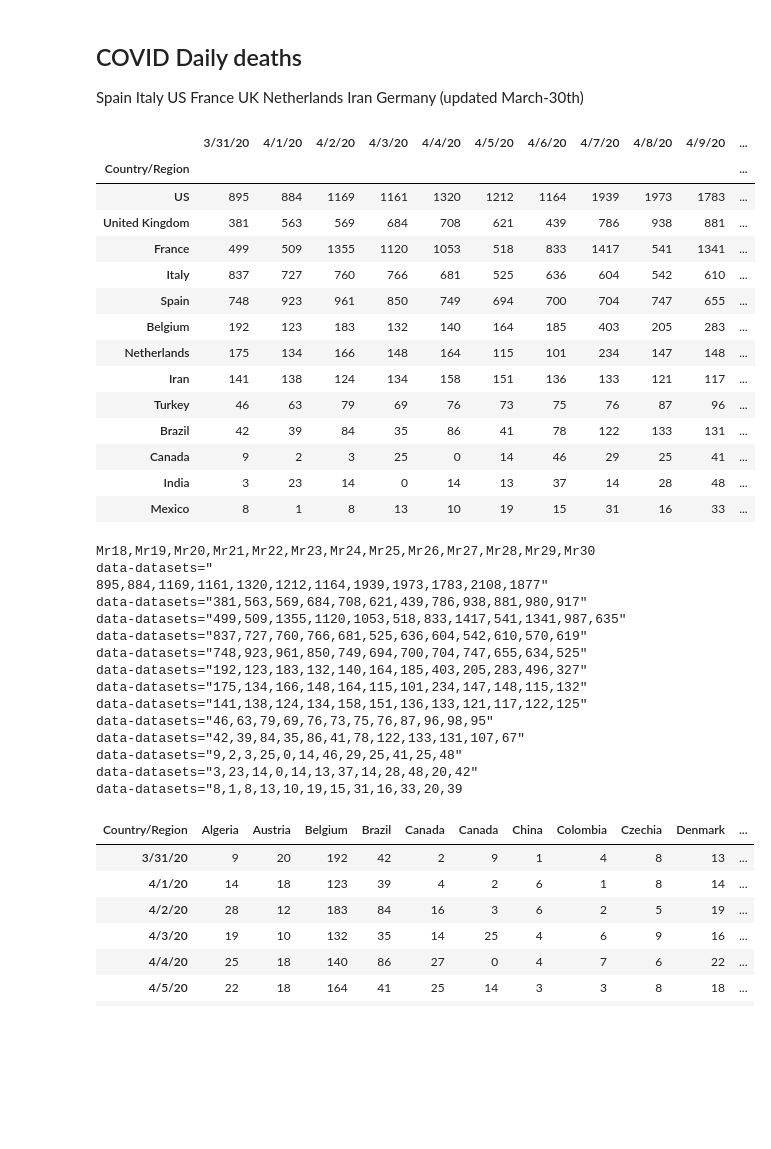
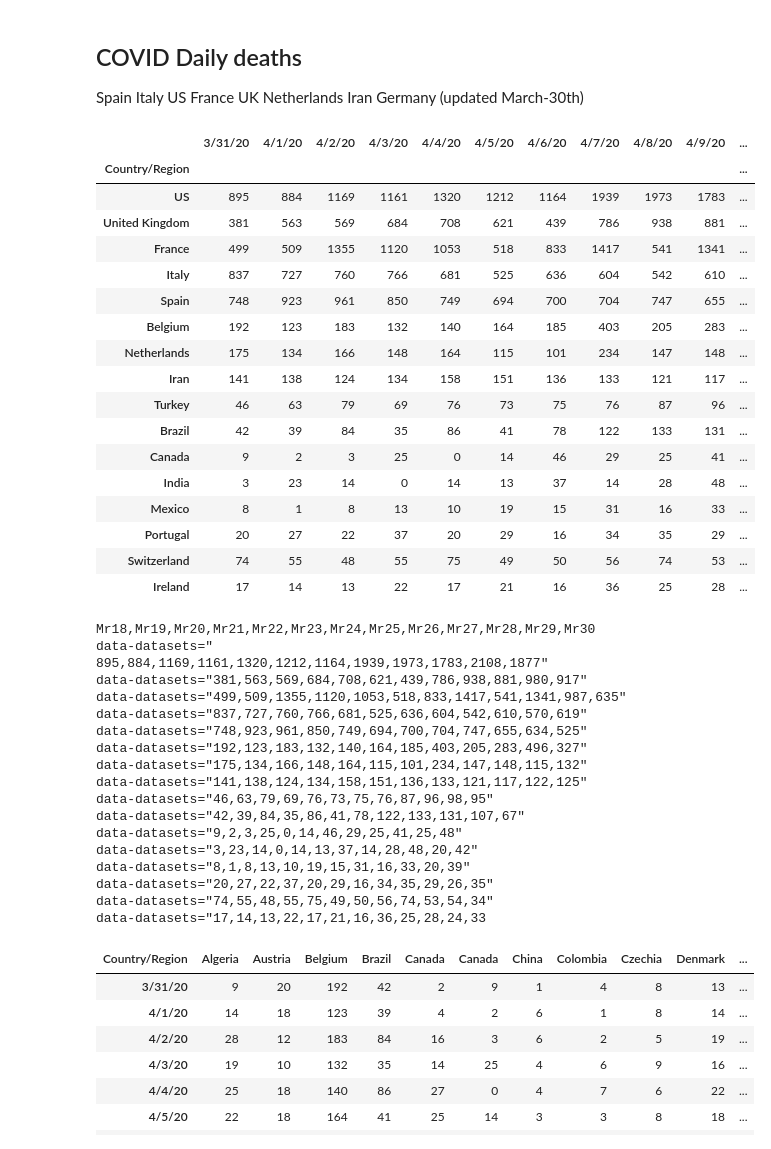
Before and after one commit to infchg/COVID-19, a Jupyter notebook: JH-calculate-daily.ipynb, the cells around one changed output. Cells and saved outputs as stored; diff of their text form; code cells hidden in the pictures; blank space fills up the shorter version.

```diff
--- a/JH-calculate-daily.ipynb
+++ b/JH-calculate-daily.ipynb
@@ -91,24 +93,27 @@ for i in range(1,13):
 Spain Italy US France UK Netherlands Iran Germany (updated March-30th)
 # %%
 df0.pop( df0.columns[0] )   # 0
-df9=df0.sort_values(by=[df.columns[-1]],ascending=False).head(13)
+df9=df0.sort_values(by=[df.columns[-1]],ascending=False).head(16)
 display(df9)
 # %% [output]
 |  | 3/31/20 | 4/1/20 | 4/2/20 | 4/3/20 | 4/4/20 | 4/5/20 | 4/6/20 | 4/7/20 | 4/8/20 | 4/9/20 | ... |
 | Country/Region |  |  |  |  |  |  |  |  |  |  | ... |
 | US | 895 | 884 | 1169 | 1161 | 1320 | 1212 | 1164 | 1939 | 1973 | 1783 | ... |
 | United Kingdom | 381 | 563 | 569 | 684 | 708 | 621 | 439 | 786 | 938 | 881 | ... |
 | France | 499 | 509 | 1355 | 1120 | 1053 | 518 | 833 | 1417 | 541 | 1341 | ... |
 | Italy | 837 | 727 | 760 | 766 | 681 | 525 | 636 | 604 | 542 | 610 | ... |
 | Spain | 748 | 923 | 961 | 850 | 749 | 694 | 700 | 704 | 747 | 655 | ... |
 | Belgium | 192 | 123 | 183 | 132 | 140 | 164 | 185 | 403 | 205 | 283 | ... |
 | Netherlands | 175 | 134 | 166 | 148 | 164 | 115 | 101 | 234 | 147 | 148 | ... |
 | Iran | 141 | 138 | 124 | 134 | 158 | 151 | 136 | 133 | 121 | 117 | ... |
 | Turkey | 46 | 63 | 79 | 69 | 76 | 73 | 75 | 76 | 87 | 96 | ... |
 | Brazil | 42 | 39 | 84 | 35 | 86 | 41 | 78 | 122 | 133 | 131 | ... |
 | Canada | 9 | 2 | 3 | 25 | 0 | 14 | 46 | 29 | 25 | 41 | ... |
 | India | 3 | 23 | 14 | 0 | 14 | 13 | 37 | 14 | 28 | 48 | ... |
 | Mexico | 8 | 1 | 8 | 13 | 10 | 19 | 15 | 31 | 16 | 33 | ... |
+| Portugal | 20 | 27 | 22 | 37 | 20 | 29 | 16 | 34 | 35 | 29 | ... |
+| Switzerland | 74 | 55 | 48 | 55 | 75 | 49 | 50 | 56 | 74 | 53 | ... |
+| Ireland | 17 | 14 | 13 | 22 | 17 | 21 | 16 | 36 | 25 | 28 | ... |
 # %%
 print(','.join('Mr%.0f' %x for x in range(18,30+1))  ,'\ndata-datasets="')
 print('"\ndata-datasets="'.join(','.join('%.0f' %x for x in y) for y in df9.values) )
@@ -127,7 +132,10 @@ data-datasets="46,63,79,69,76,73,75,76,87,96,98,95"
 data-datasets="42,39,84,35,86,41,78,122,133,131,107,67"
 data-datasets="9,2,3,25,0,14,46,29,25,41,25,48"
 data-datasets="3,23,14,0,14,13,37,14,28,48,20,42"
-data-datasets="8,1,8,13,10,19,15,31,16,33,20,39
+data-datasets="8,1,8,13,10,19,15,31,16,33,20,39"
+data-datasets="20,27,22,37,20,29,16,34,35,29,26,35"
+data-datasets="74,55,48,55,75,49,50,56,74,53,54,34"
+data-datasets="17,14,13,22,17,21,16,36,25,28,24,33
 # %%
 dxy=df0.transpose()
 display(dxy) #pivot('Country/Region')
```
Also changed, not shown: parts of 3 cells of this notebook.
